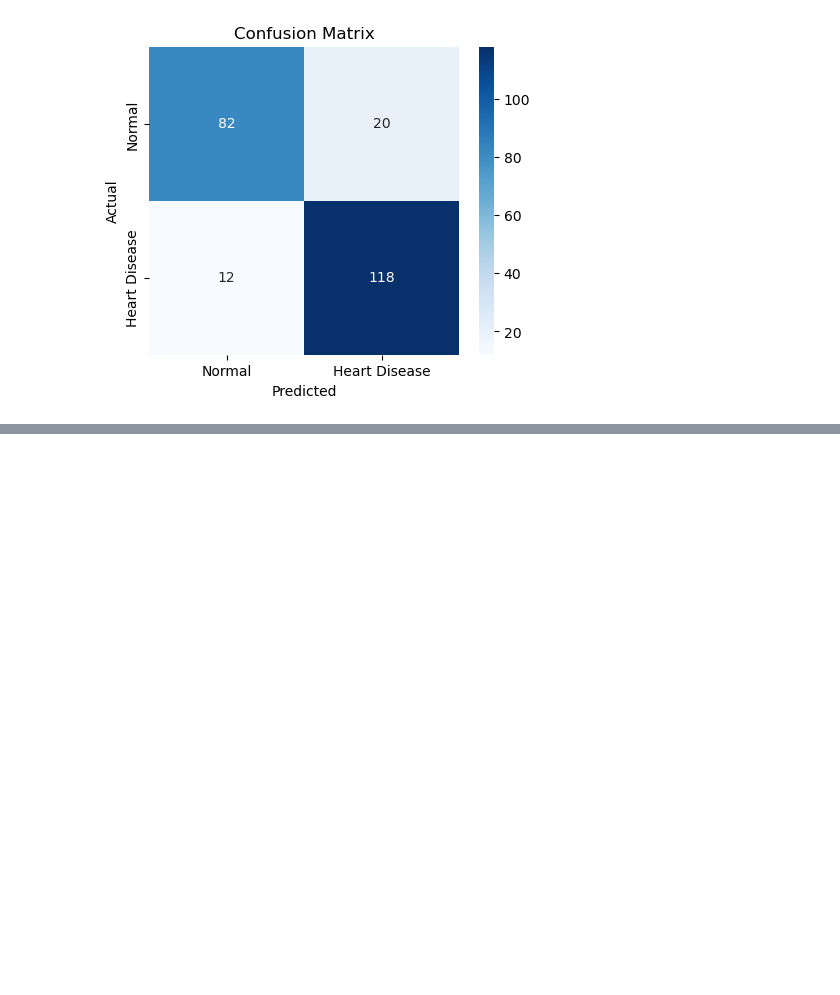
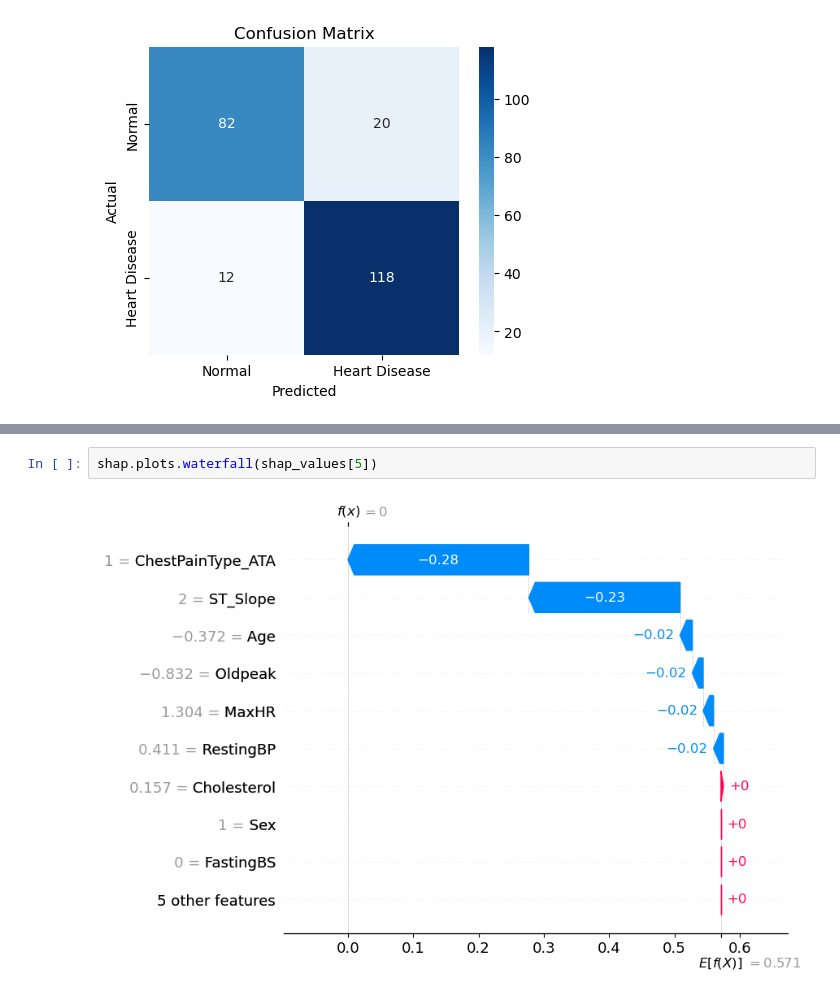
Before and after one commit to midorikawaguti/Heart_Failure_Prediction_Team_0, a Jupyter notebook: models/machine_learning_model.ipynb, the cells around one changed output, grey strips where cells are left out. Saved outputs shown, nothing was run; the diff lists cells and outputs as text; blank space fills up the shorter version.

```diff
--- a/models/machine_learning_model.ipynb
+++ b/models/machine_learning_model.ipynb
@@ -194,0 +265,4 @@ plt.show()
+# %%
+shap.plots.waterfall(shap_values[5])
+# %% [output]
+[figure, added]
```
Also changed, not shown: parts of 13 cells of this notebook, 2 other files.
